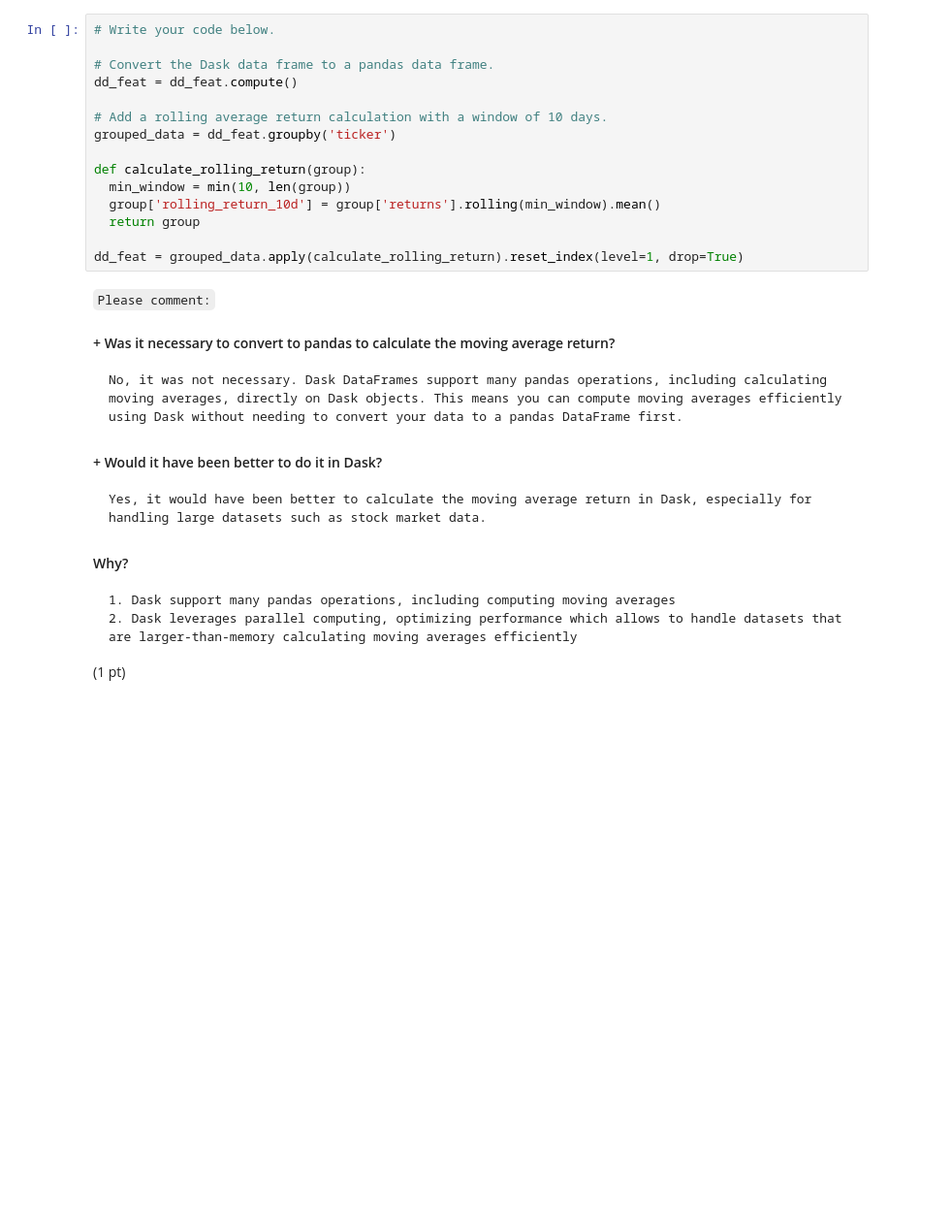
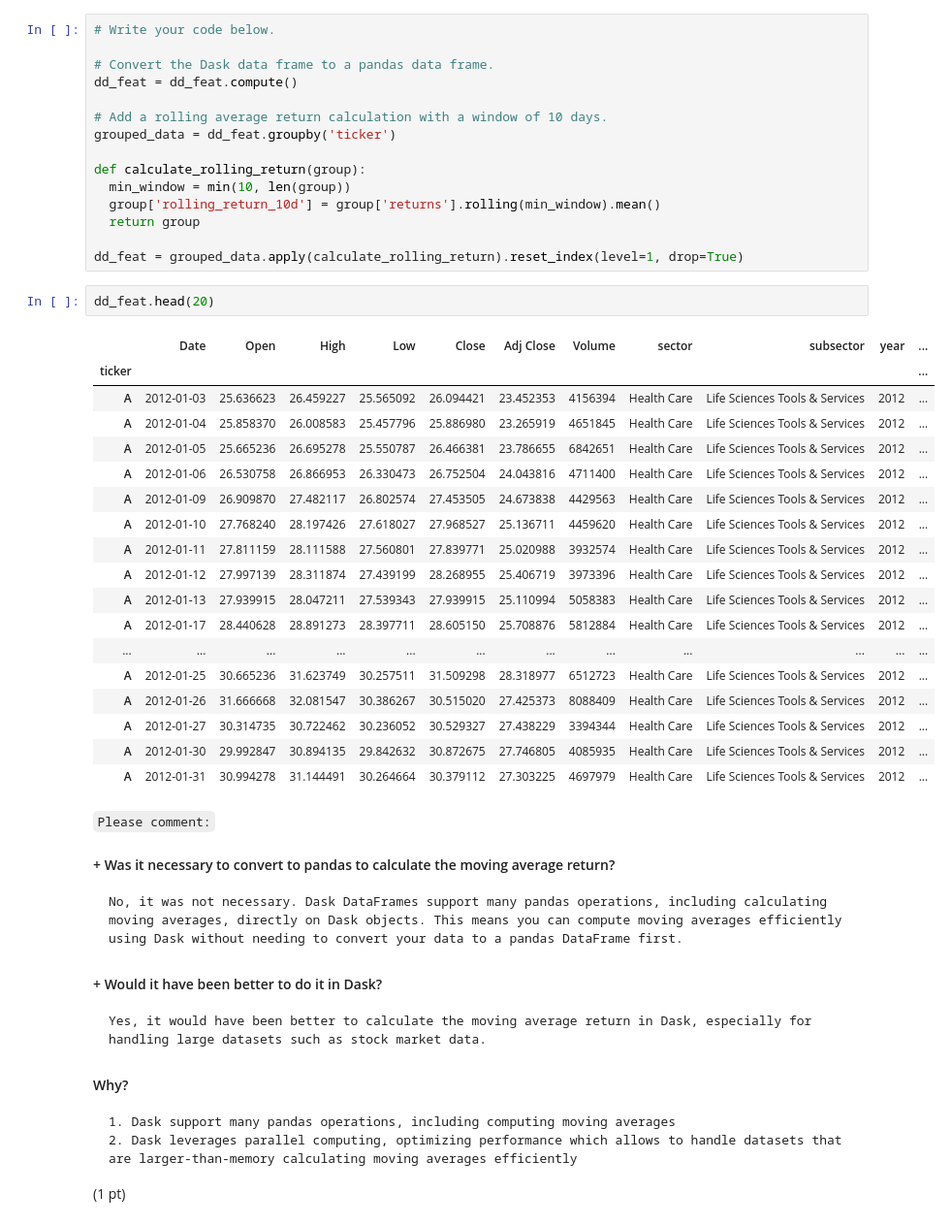
Before and after one commit to nestorojas/scaling_to_production, a Jupyter notebook: 02_activities/assignments/assignment_1.ipynb, the cells around one changed output. Shown: that part at 97% size. Saved outputs shown, nothing was run; the diff lists cells and outputs as text; blank space fills up the shorter version.

````diff
--- a/02_activities/assignments/assignment_1.ipynb
+++ b/02_activities/assignments/assignment_1.ipynb
@@ -90,6 +110,27 @@ def calculate_rolling_return(group):
   return group
 
 dd_feat = grouped_data.apply(calculate_rolling_return).reset_index(level=1, drop=True)
+# %%
+dd_feat.head(20)
+# %% [output]
+|  | Date | Open | High | Low | Close | Adj Close | Volume | sector | subsector | year | ... |
+| ticker |  |  |  |  |  |  |  |  |  |  | ... |
+| A | 2012-01-03 | 25.636623 | 26.459227 | 25.565092 | 26.094421 | 23.452353 | 4156394 | Health Care | Life Sciences Tools & Services | 2012 | ... |
+| A | 2012-01-04 | 25.858370 | 26.008583 | 25.457796 | 25.886980 | 23.265919 | 4651845 | Health Care | Life Sciences Tools & Services | 2012 | ... |
+| A | 2012-01-05 | 25.665236 | 26.695278 | 25.550787 | 26.466381 | 23.786655 | 6842651 | Health Care | Life Sciences Tools & Services | 2012 | ... |
+| A | 2012-01-06 | 26.530758 | 26.866953 | 26.330473 | 26.752504 | 24.043816 | 4711400 | Health Care | Life Sciences Tools & Services | 2012 | ... |
+| A | 2012-01-09 | 26.909870 | 27.482117 | 26.802574 | 27.453505 | 24.673838 | 4429563 | Health Care | Life Sciences Tools & Services | 2012 | ... |
+| A | 2012-01-10 | 27.768240 | 28.197426 | 27.618027 | 27.968527 | 25.136711 | 4459620 | Health Care | Life Sciences Tools & Services | 2012 | ... |
+| A | 2012-01-11 | 27.811159 | 28.111588 | 27.560801 | 27.839771 | 25.020988 | 3932574 | Health Care | Life Sciences Tools & Services | 2012 | ... |
+| A | 2012-01-12 | 27.997139 | 28.311874 | 27.439199 | 28.268955 | 25.406719 | 3973396 | Health Care | Life Sciences Tools & Services | 2012 | ... |
+| A | 2012-01-13 | 27.939915 | 28.047211 | 27.539343 | 27.939915 | 25.110994 | 5058383 | Health Care | Life Sciences Tools & Services | 2012 | ... |
+| A | 2012-01-17 | 28.440628 | 28.891273 | 28.397711 | 28.605150 | 25.708876 | 5812884 | Health Care | Life Sciences Tools & Services | 2012 | ... |
+| ... | ... | ... | ... | ... | ... | ... | ... | ... | ... | ... | ... |
+| A | 2012-01-25 | 30.665236 | 31.623749 | 30.257511 | 31.509298 | 28.318977 | 6512723 | Health Care | Life Sciences Tools & Services | 2012 | ... |
+| A | 2012-01-26 | 31.666668 | 32.081547 | 30.386267 | 30.515020 | 27.425373 | 8088409 | Health Care | Life Sciences Tools & Services | 2012 | ... |
+| A | 2012-01-27 | 30.314735 | 30.722462 | 30.236052 | 30.529327 | 27.438229 | 3394344 | Health Care | Life Sciences Tools & Services | 2012 | ... |
+| A | 2012-01-30 | 29.992847 | 30.894135 | 29.842632 | 30.872675 | 27.746805 | 4085935 | Health Care | Life Sciences Tools & Services | 2012 | ... |
+| A | 2012-01-31 | 30.994278 | 31.144491 | 30.264664 | 30.379112 | 27.303225 | 4697979 | Health Care | Life Sciences Tools & Services | 2012 | ... |
 # %% [markdown]
 ```Please comment:```
 
````
Also changed, not shown: parts of 1 cell of this notebook.
